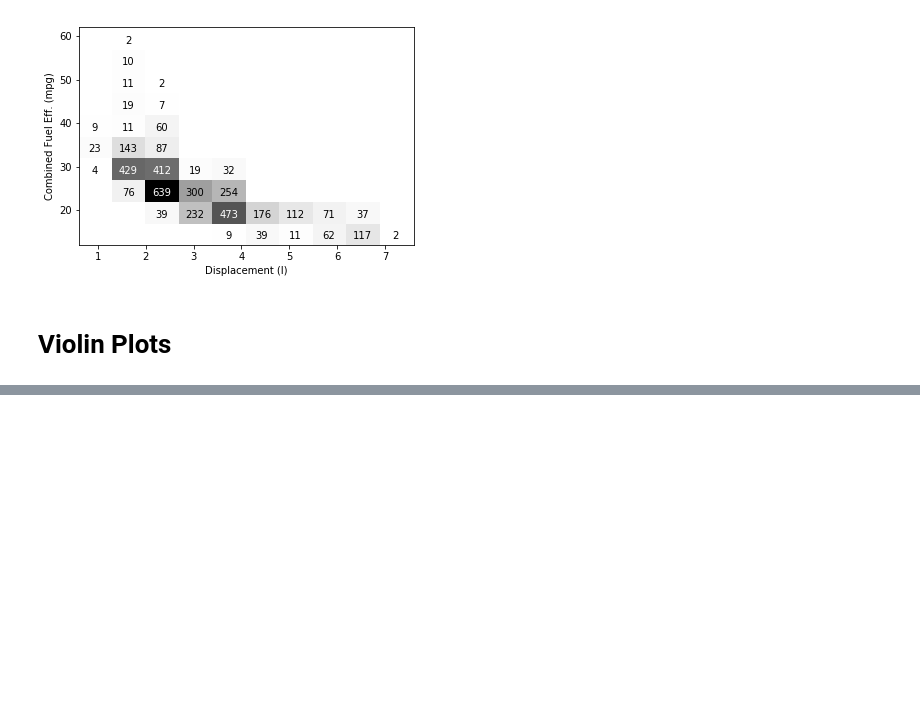
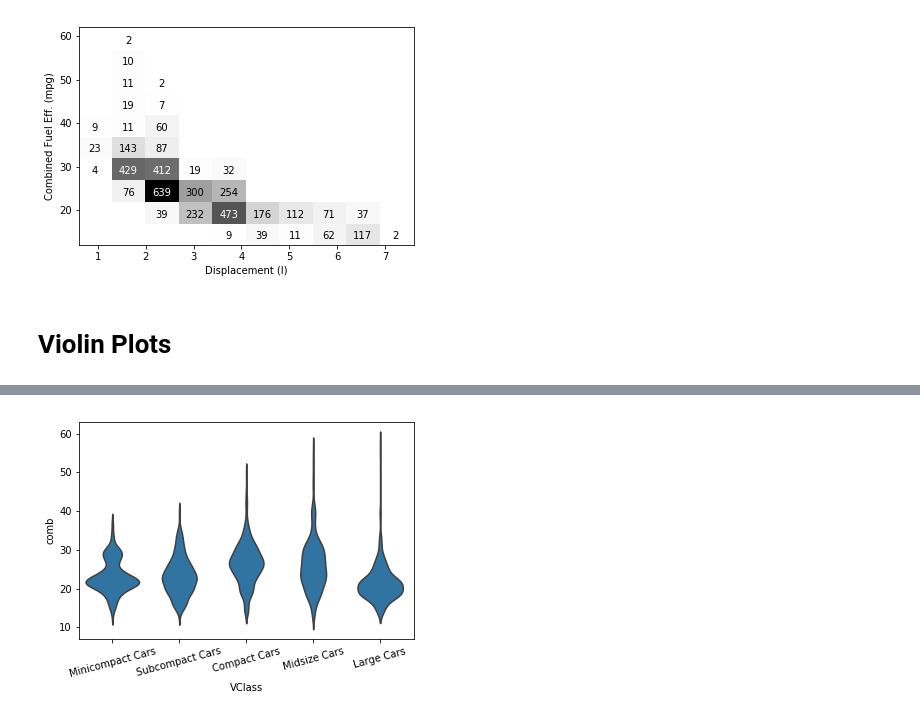
Before and after one commit to deepaksithu/Bivariate_Exploration_of_Data_Notes, a Jupyter notebook: Bivariate Exploration.ipynb, the cells around one changed output, grey strips where cells are left out. Cells and saved outputs as stored; diff of their text form; code cells hidden in the pictures; blank space fills up the shorter version.

```diff
--- a/Bivariate Exploration.ipynb
+++ b/Bivariate Exploration.ipynb
@@ -202,0 +214,9 @@ for i in range(counts.shape[0]):
+# %%
+# violin plot with one color, x ticks rotated 15 degrees, and inner box plots turned off
+base_color = sns.color_palette()[0]
+sns.violinplot(data = fuel_econ, x = 'VClass', y = 'comb',
+               color = base_color,
+               inner = None);
+plt.xticks(rotation = 15);
+# %% [output]
+[figure, added]
```
Also changed, not shown: parts of 16 cells of this notebook, 1 other file.
